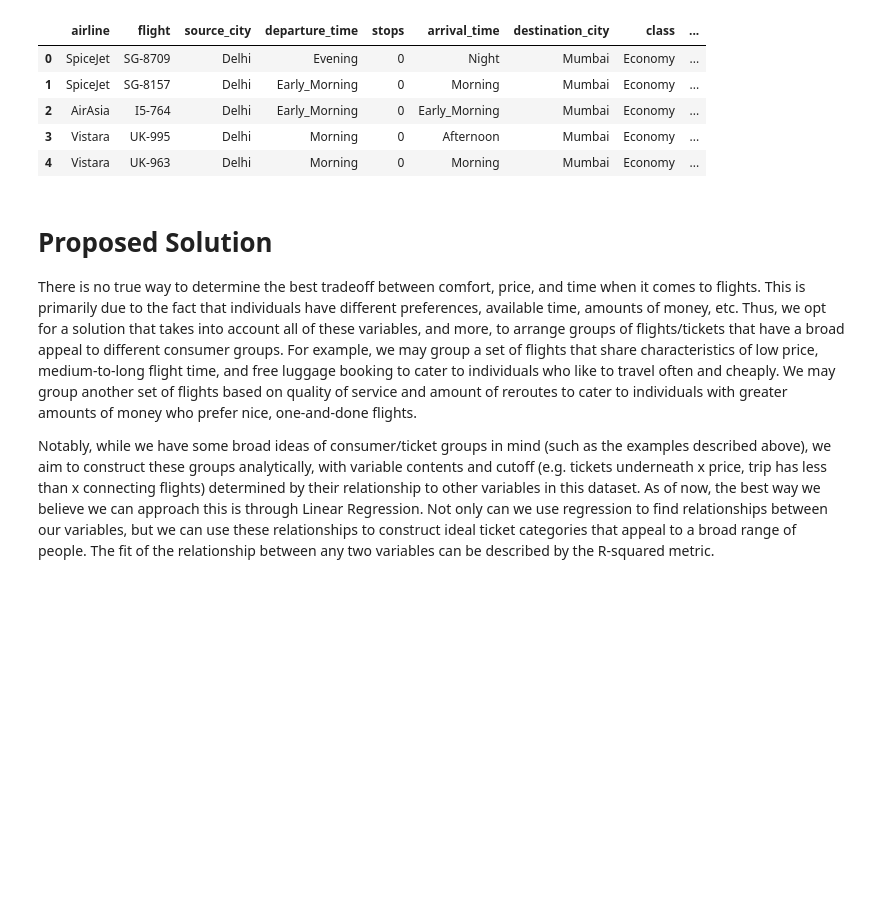
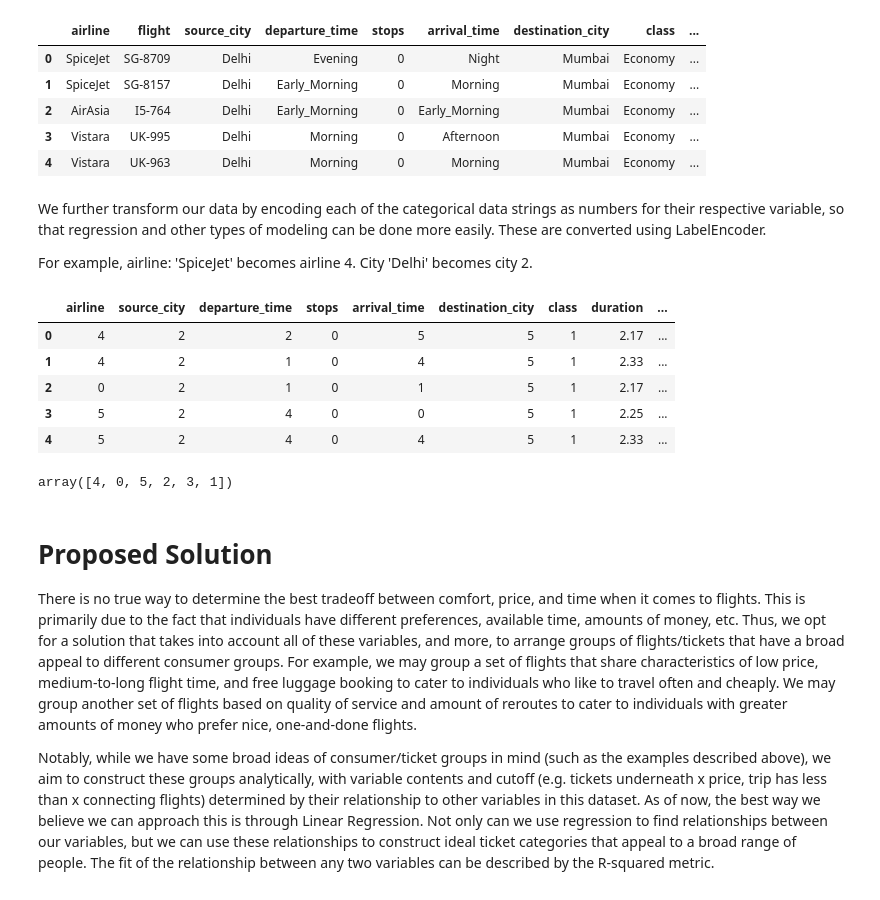
Before and after one commit to COGS118A/Group024-Sp22, a Jupyter notebook: FinalProject_group024.ipynb, the cells around one changed output. Saved outputs shown, nothing was run; the diff lists cells and outputs as text; code cells hidden in the pictures; blank space fills up the shorter version.

```diff
--- a/FinalProject_group024.ipynb
+++ b/FinalProject_group024.ipynb
@@ -66,6 +66,32 @@ main_dataset.head()
 | 2 | AirAsia | I5-764 | Delhi | Early_Morning | 0 | Early_Morning | Mumbai | Economy | ... |
 | 3 | Vistara | UK-995 | Delhi | Morning | 0 | Afternoon | Mumbai | Economy | ... |
 | 4 | Vistara | UK-963 | Delhi | Morning | 0 | Morning | Mumbai | Economy | ... |
+# %% [markdown]
+We further transform our data by encoding each of the categorical data strings as numbers for their respective variable, so that regression and other types of modeling can be done more easily. These are converted using LabelEncoder.
+
+For example, airline: 'SpiceJet' becomes airline 4. City 'Delhi' becomes city 2.
+# %%
+encoder = LabelEncoder()
+data = main_dataset.drop(['flight'],axis=1)
+data['airline'] = encoder.fit_transform(data['airline'])
+data['source_city'] = encoder.fit_transform(data['source_city'])
+data['departure_time'] = encoder.fit_transform(data['departure_time'])
+data['arrival_time'] = encoder.fit_transform(data['arrival_time'])
+data['destination_city'] = encoder.fit_transform(data['destination_city'])
+data['class'] = encoder.fit_transform(data['class'])
+
+data.head()
+# %% [output]
+|  | airline | source_city | departure_time | stops | arrival_time | destination_city | class | duration | ... |
+| 0 | 4 | 2 | 2 | 0 | 5 | 5 | 1 | 2.17 | ... |
+| 1 | 4 | 2 | 1 | 0 | 4 | 5 | 1 | 2.33 | ... |
+| 2 | 0 | 2 | 1 | 0 | 1 | 5 | 1 | 2.17 | ... |
+| 3 | 5 | 2 | 4 | 0 | 0 | 5 | 1 | 2.25 | ... |
+| 4 | 5 | 2 | 4 | 0 | 4 | 5 | 1 | 2.33 | ... |
+# %%
+data['airline'].unique()
+# %% [output]
+array([4, 0, 5, 2, 3, 1])
 # %% [markdown]
 # Proposed Solution
 
```
Also changed, not shown: parts of 15 cells of this notebook.
